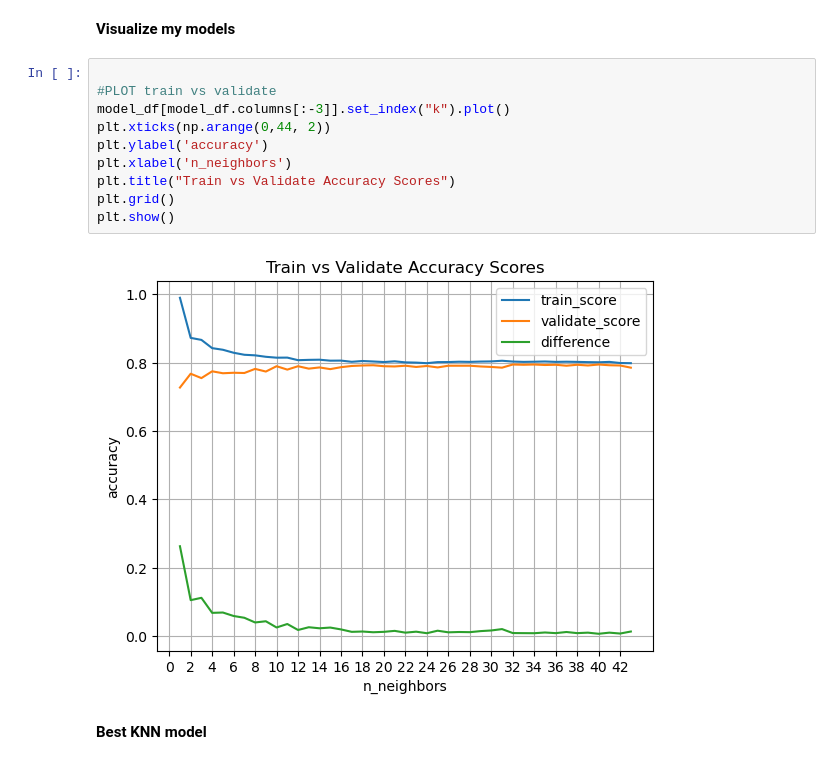
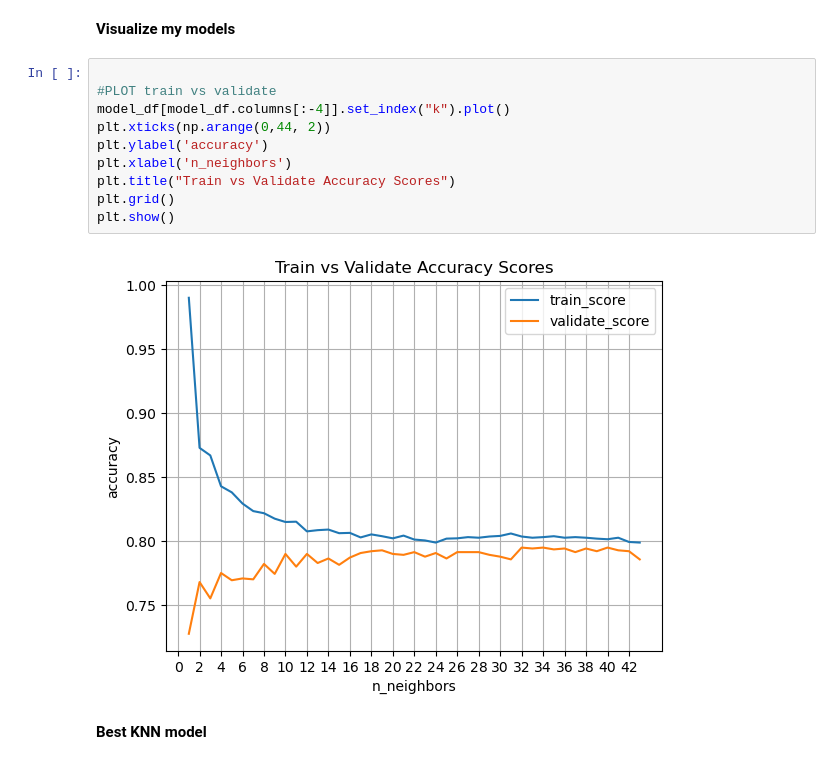
Before and after one commit to MigashaneVictoire/telco_churn_classification_project, a Jupyter notebook: Modeling.ipynb, the cells around one changed output. Saved outputs shown, nothing was run; the diff lists cells and outputs as text.

```diff
--- a/Modeling.ipynb
+++ b/Modeling.ipynb
@@ -152,15 +152,15 @@ model_df.head()
 # %%
 
 #PLOT train vs validate
-model_df[model_df.columns[:-3]].set_index("k").plot()
+model_df[model_df.columns[:-4]].set_index("k").plot()
 plt.xticks(np.arange(0,44, 2))
 plt.ylabel('accuracy')
 plt.xlabel('n_neighbors')
 plt.title("Train vs Validate Accuracy Scores")
 plt.grid()
 plt.show()
 # %% [output]
-[figure, old version]
+[figure, new version]
 # %% [markdown]
 **Best KNN model**
 # %%
```
Also changed, not shown: parts of 5 cells of this notebook, 5 other files.
